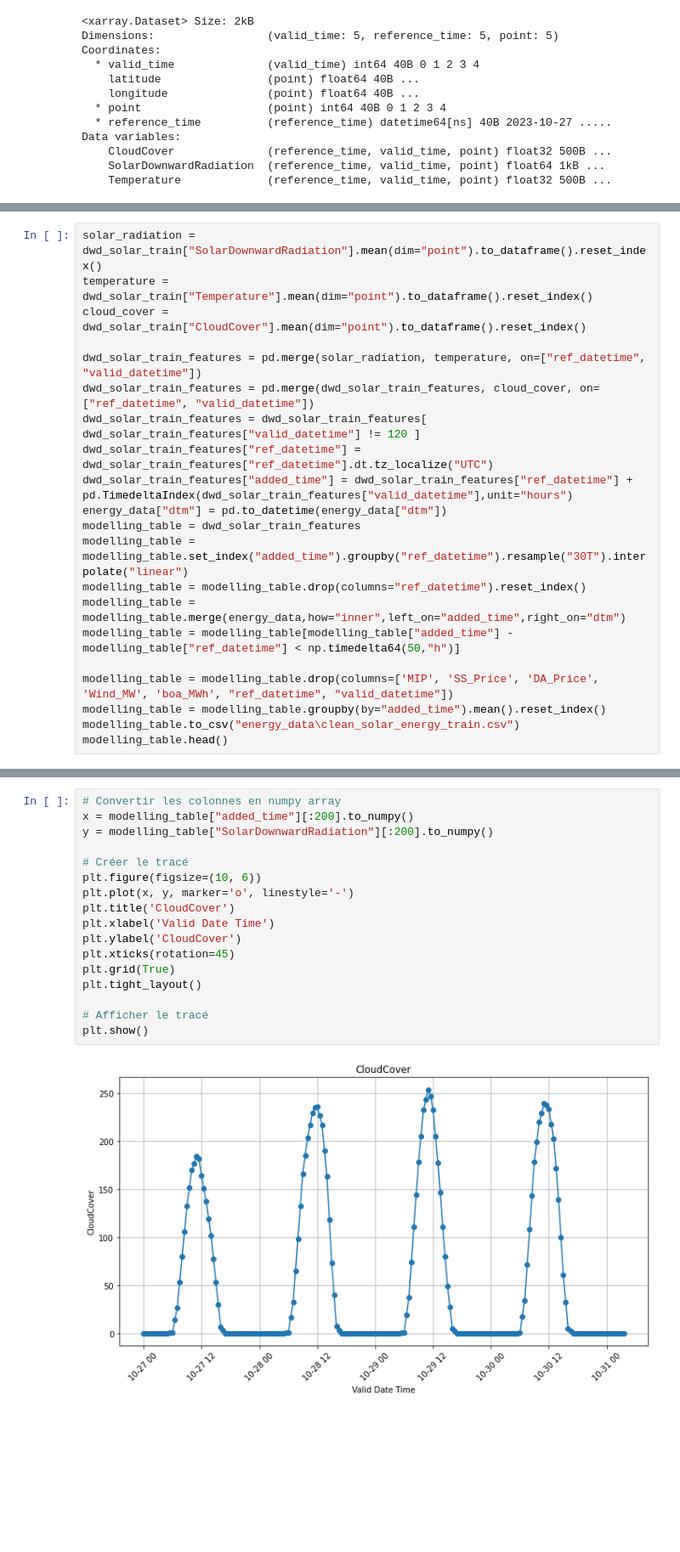
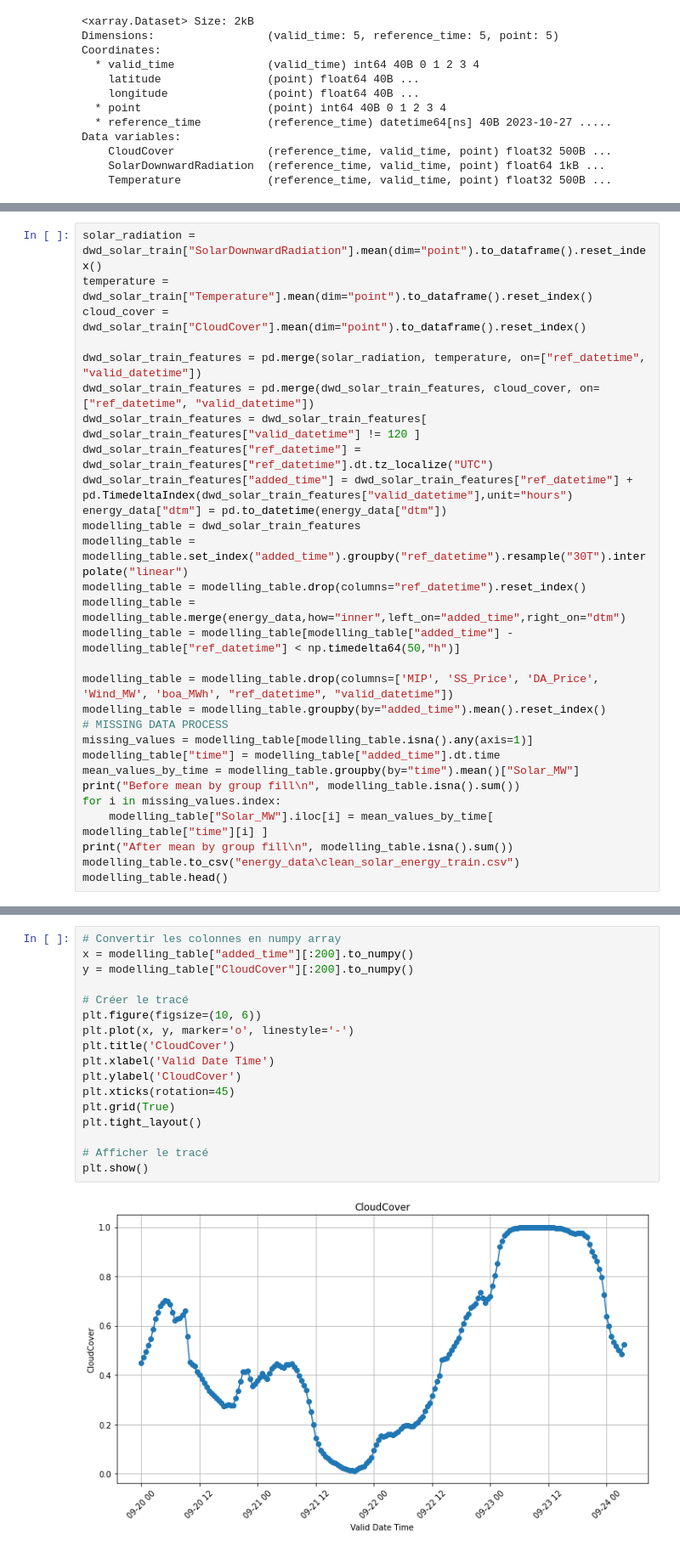
Before and after one commit to Honthagr/ProjetE4-DataScience, a Jupyter notebook: energy_data.ipynb, the cells around one changed output, grey strips where cells are left out. Shown: that part at 85% size. Cells and saved outputs as stored; diff of their text form; blank space fills up the shorter version.

```diff
--- a/energy_data.ipynb
+++ b/energy_data.ipynb
@@ -78,6 +79,14 @@ modelling_table = modelling_table[modelling_table["added_time"] - modelling_tabl
 
 modelling_table = modelling_table.drop(columns=['MIP', 'SS_Price', 'DA_Price', 'Wind_MW', 'boa_MWh', "ref_datetime", "valid_datetime"])
 modelling_table = modelling_table.groupby(by="added_time").mean().reset_index()
+# MISSING DATA PROCESS
+missing_values = modelling_table[modelling_table.isna().any(axis=1)]
+modelling_table["time"] = modelling_table["added_time"].dt.time
+mean_values_by_time = modelling_table.groupby(by="time").mean()["Solar_MW"]
+print("Before mean by group fill\n", modelling_table.isna().sum())
+for i in missing_values.index:
+    modelling_table["Solar_MW"].iloc[i] = mean_values_by_time[ modelling_table["time"][i] ]
+print("After mean by group fill\n", modelling_table.isna().sum())
 modelling_table.to_csv("energy_data\clean_solar_energy_train.csv")
 modelling_table.head()
 # %% [output]
@@ -102,19 +125,19 @@ dtype: int64
 # %%
 # Convertir les colonnes en numpy array
 x = modelling_table["added_time"][:200].to_numpy()
-y = modelling_table["SolarDownwardRadiation"][:200].to_numpy()
+y = modelling_table["CloudCover"][:200].to_numpy()
 
 # Créer le tracé
 plt.figure(figsize=(10, 6))
 plt.plot(x, y, marker='o', linestyle='-')
 plt.title('CloudCover')
 plt.xlabel('Valid Date Time')
 plt.ylabel('CloudCover')
 plt.xticks(rotation=45)
 plt.grid(True)
 plt.tight_layout()
 
 # Afficher le tracé
 plt.show()
 # %% [output]
-[figure, old version]
+[figure, new version]
```
Also changed, not shown: parts of 6 cells of this notebook, 1 other file.
